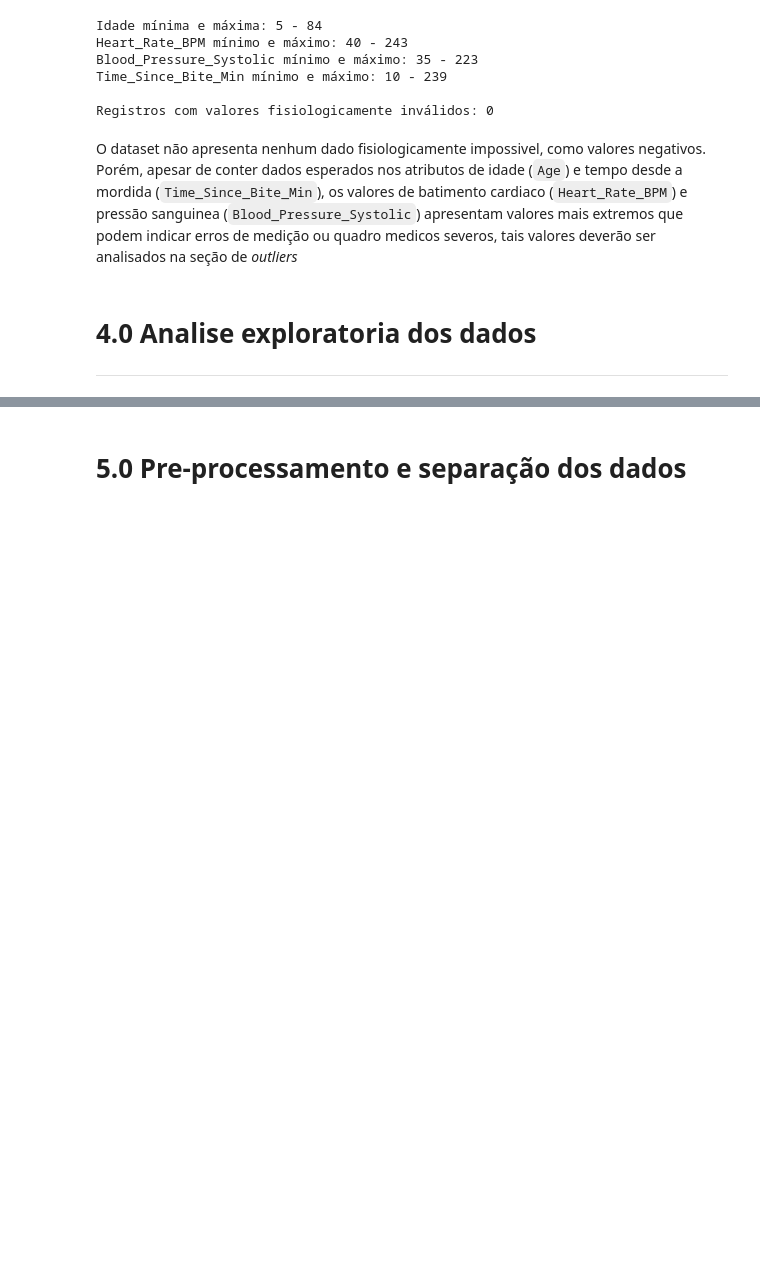
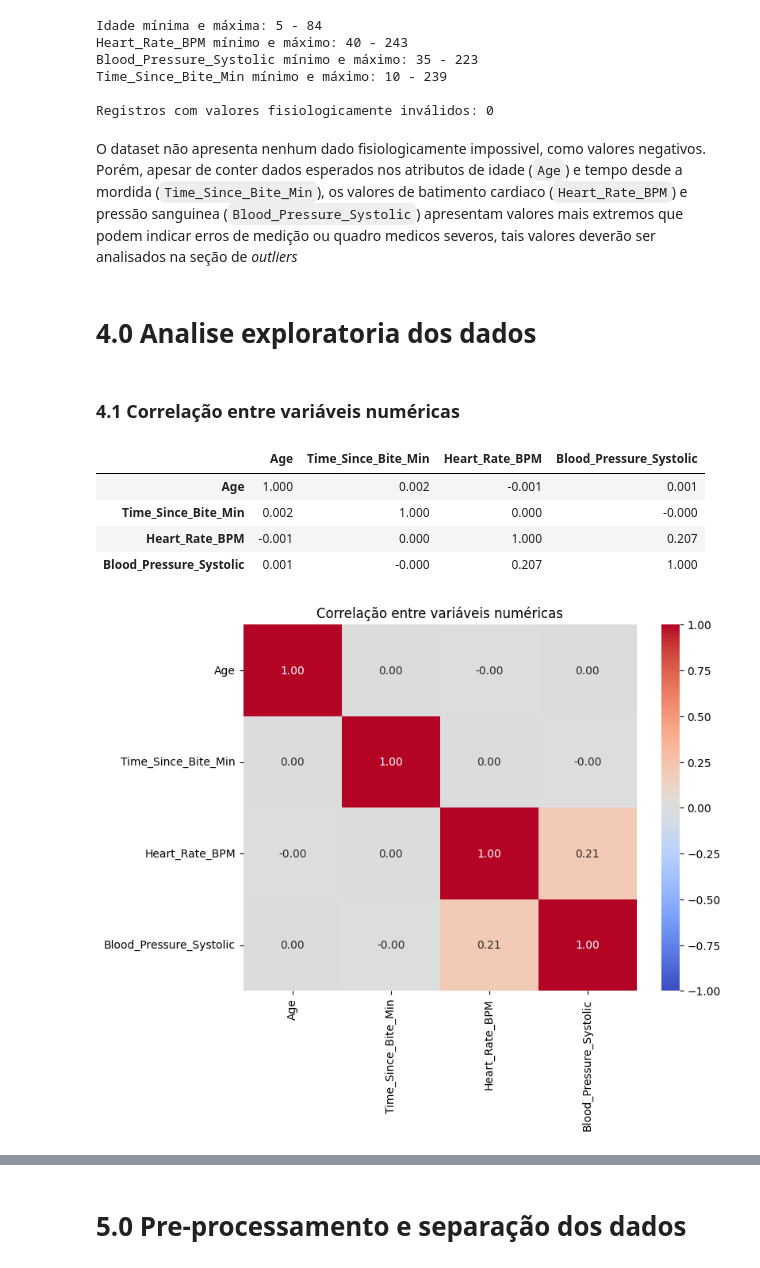
Before and after one commit to imnicolle/triage-venomous-bites, a Jupyter notebook: ProjetoFundamentosDeIA.ipynb, the cells around one changed output, grey strips where cells are left out. Saved outputs shown, nothing was run; the diff lists cells and outputs as text; code cells hidden in the pictures; blank space fills up the shorter version.

```diff
--- a/ProjetoFundamentosDeIA.ipynb
+++ b/ProjetoFundamentosDeIA.ipynb
@@ -296,5 +298,22 @@ Registros com valores fisiologicamente inválidos: 0
 O dataset não apresenta nenhum dado fisiologicamente impossivel, como valores negativos. Porém, apesar de conter dados esperados nos atributos de idade (`Age`) e tempo desde a mordida (`Time_Since_Bite_Min`), os valores de batimento cardiaco (`Heart_Rate_BPM`) e pressão sanguinea (`Blood_Pressure_Systolic`) apresentam valores mais extremos que podem indicar erros de medição ou quadro medicos severos, tais valores deverão ser analisados na seção de *outliers*
 # %% [markdown]
 # 4.0 Analise exploratoria dos dados
-
----
+# %% [markdown]
+### 4.1 Correlação entre variáveis numéricas
+# %%
+# Matriz de correlação entre as variáveis numéricas originais
+matriz_correlacao = df[colunas_numericas_originais].corr()
+
+display(matriz_correlacao.round(3))
+
+plt.figure(figsize=(8,6))
+sns.heatmap(matriz_correlacao, annot=True, cmap='coolwarm', fmt='.2f', vmin=-1, vmax=1)
+plt.title('Correlação entre variáveis numéricas')
+plt.show()
+# %% [output]
+|  | Age | Time_Since_Bite_Min | Heart_Rate_BPM | Blood_Pressure_Systolic |
+| Age | 1.000 | 0.002 | -0.001 | 0.001 |
+| Time_Since_Bite_Min | 0.002 | 1.000 | 0.000 | -0.000 |
+| Heart_Rate_BPM | -0.001 | 0.000 | 1.000 | 0.207 |
+| Blood_Pressure_Systolic | 0.001 | -0.000 | 0.207 | 1.000 |
+[figure, added]
```
Also changed, not shown: parts of 16 cells of this notebook.
